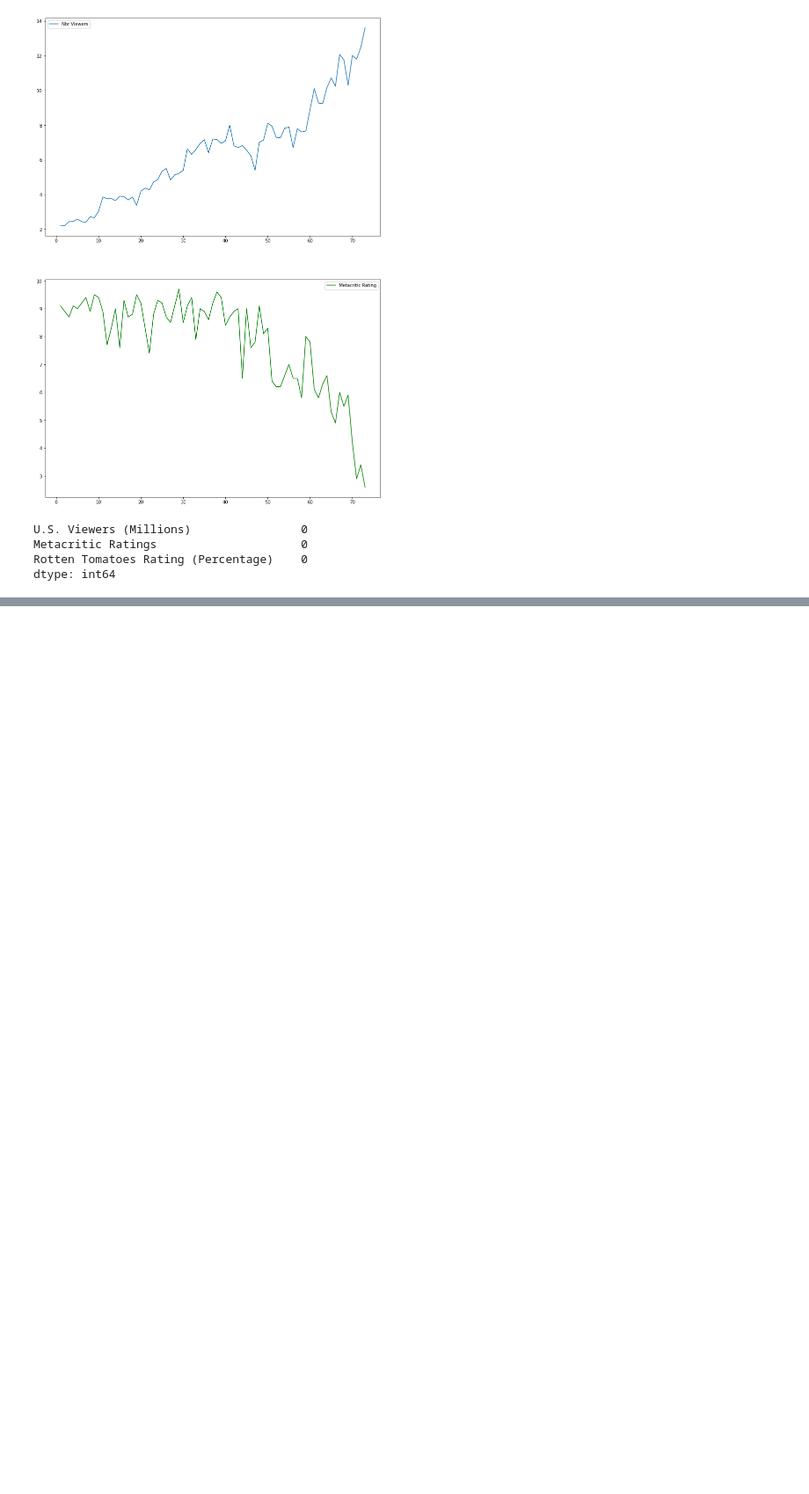
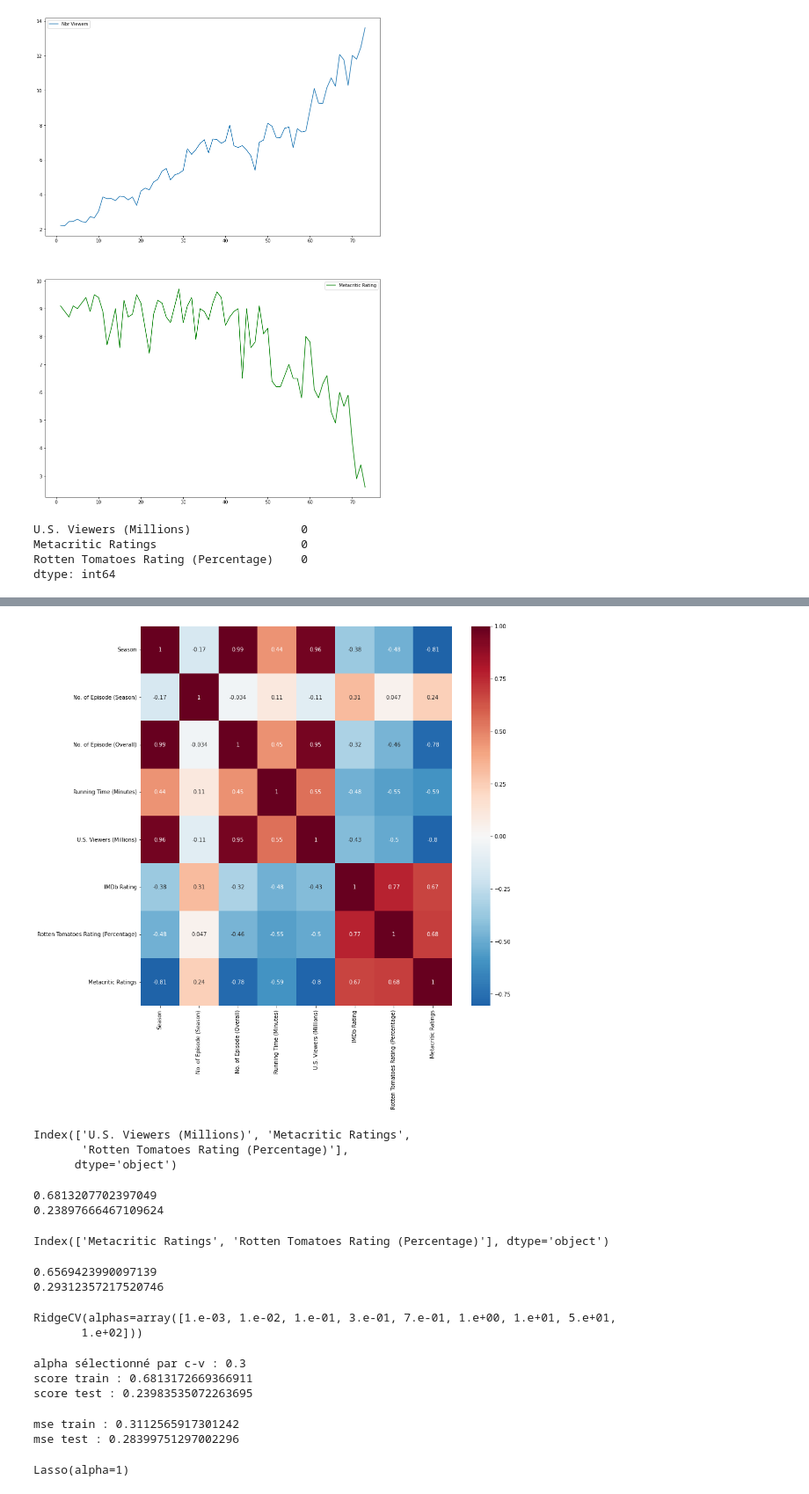
Before and after one commit to DalvikLoger/GameofThrones, a Jupyter notebook: Gameofthrone.ipynb, the cells around one changed output, grey strips where cells are left out. Shown: that part at 88% size. Drawn from its saved outputs; the diff is of its cells as text; code cells hidden in the pictures; blank space fills up the shorter version.

Commit message:
Update with Machine learning models

```diff
--- a/Gameofthrone.ipynb
+++ b/Gameofthrone.ipynb
@@ -209,0 +273,21 @@ matrix
+# %%
+plt.figure(figsize=(13, 13))
+
+sns.heatmap(df.corr(), annot=True, cmap="RdBu_r", center=0);
+# %% [output]
+[figure, added]
+# %%
+#SelectKBest
+
+from sklearn.feature_selection import SelectKBest
+from sklearn.feature_selection import f_regression
+
+sk = SelectKBest(f_regression, k=3)
+
+sk.fit(X=X, y=y)
+
+X.columns[sk.get_support()]
+# %% [output]
+Index(['U.S. Viewers (Millions)', 'Metacritic Ratings',
+       'Rotten Tomatoes Rating (Percentage)'],
+      dtype='object')
@@ -209,0 +297,9 @@ matrix
+# %%
+sklr = LinearRegression()
+sklr.fit(sk_train, y_train)
+
+print(sklr.score(sk_train, y_train))
+print(sklr.score(sk_test, y_test))
+# %% [output]
+0.6813207702397049
+0.23897666467109624
@@ -209,0 +324,49 @@ matrix
+# %%
+X.columns[sfm.get_support()]
+# %% [output]
+Index(['Metacritic Ratings', 'Rotten Tomatoes Rating (Percentage)'], dtype='object')
+# %%
+sfmlr = LinearRegression()
+sfmlr.fit(sfm_train, y_train)
+
+print(sfmlr.score(sfm_train, y_train))
+print(sfmlr.score(sfm_test, y_test))
+# %% [output]
+0.6569423990097139
+0.29312357217520746
+# %%
+#RidgeCV
+from sklearn.linear_model import RidgeCV
+
+ridge_reg = RidgeCV(alphas= (0.001, 0.01, 0.1, 0.3, 0.7, 1, 10, 50, 100))
+ridge_reg.fit(X_train, y_train)
+# %% [output]
+RidgeCV(alphas=array([1.e-03, 1.e-02, 1.e-01, 3.e-01, 7.e-01, 1.e+00, 1.e+01, 5.e+01,
+       1.e+02]))
+# %%
+print('alpha sélectionné par c-v :', ridge_reg.alpha_)
+print('score train :', ridge_reg.score(X_train, y_train))
+print('score test :', ridge_reg.score(X_test, y_test))
+# %% [output]
+alpha sélectionné par c-v : 0.3
+score train : 0.6813172669366911
+score test : 0.23983535072263695
+# %%
+from sklearn.metrics import mean_squared_error
+ridge_pred_train = ridge_reg.predict(X_train)
+ridge_pred_test = ridge_reg.predict(X_test)
+
+print('mse train :', mean_squared_error(ridge_pred_train, y_train))
+print('mse test :', mean_squared_error(ridge_pred_test, y_test))
+# %% [output]
+mse train : 0.3112565917301242
+mse test : 0.28399751297002296
+# %%
+#Lasso
+from sklearn.linear_model import Lasso
+
+lasso_r = Lasso(alpha=1)
+
+lasso_r.fit(X_train, y_train)
+# %% [output]
+Lasso(alpha=1)
```
Also changed, not shown: parts of 31 cells of this notebook, 14 other files.
